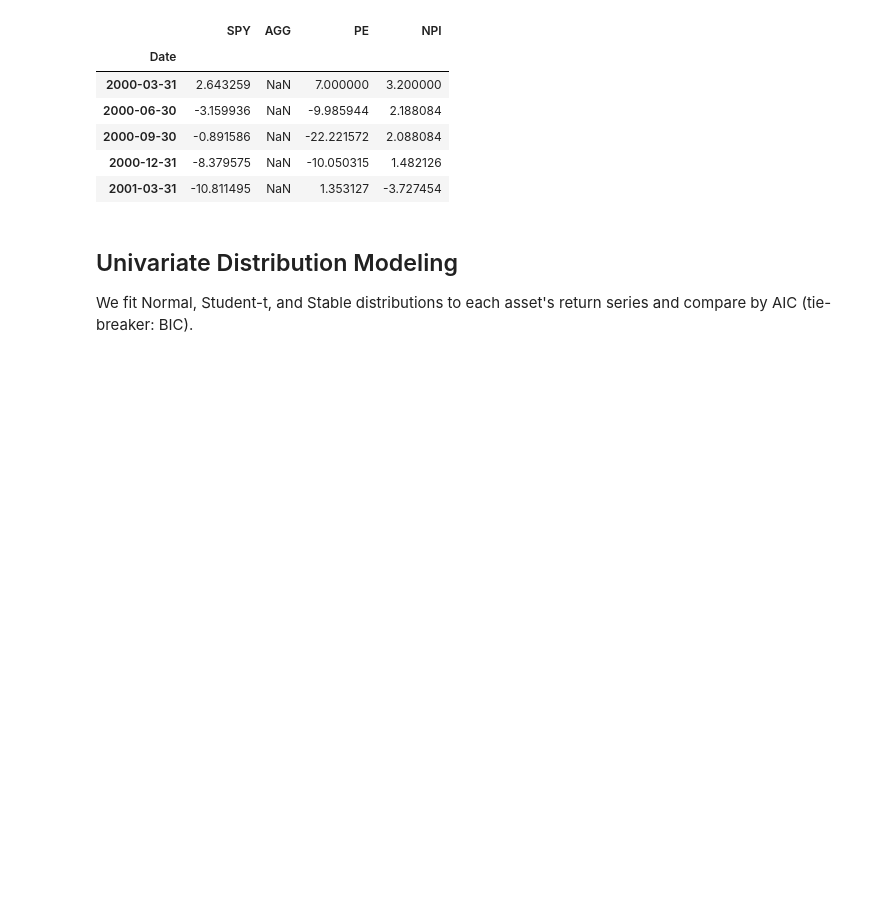
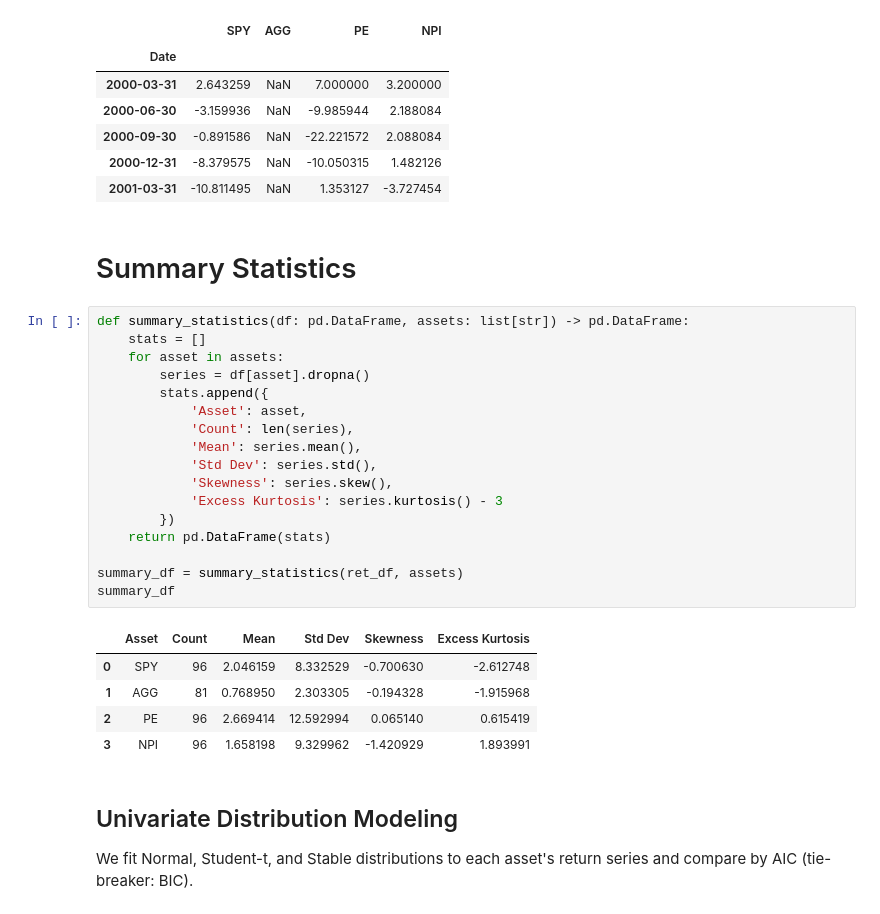
Before and after one commit to davidtey/fe5211_project, a Jupyter notebook: code/univariate_distribution.ipynb, the cells around one changed output. Drawn from its saved outputs; the diff is of its cells as text; blank space fills up the shorter version.

```diff
--- a/code/univariate_distribution.ipynb
+++ b/code/univariate_distribution.ipynb
@@ -56,6 +56,31 @@ Assets: ['SPY', 'AGG', 'PE', 'NPI']
 | 2000-09-30 | -0.891586 | NaN | -22.221572 | 2.088084 |
 | 2000-12-31 | -8.379575 | NaN | -10.050315 | 1.482126 |
 | 2001-03-31 | -10.811495 | NaN | 1.353127 | -3.727454 |
+# %% [markdown]
+# Summary Statistics
+# %%
+def summary_statistics(df: pd.DataFrame, assets: list[str]) -> pd.DataFrame:
+    stats = []
+    for asset in assets:
+        series = df[asset].dropna()
+        stats.append({
+            'Asset': asset,
+            'Count': len(series),
+            'Mean': series.mean(),
+            'Std Dev': series.std(),
+            'Skewness': series.skew(),
+            'Excess Kurtosis': series.kurtosis() - 3
+        })
+    return pd.DataFrame(stats)
+
+summary_df = summary_statistics(ret_df, assets)
+summary_df
+# %% [output]
+|  | Asset | Count | Mean | Std Dev | Skewness | Excess Kurtosis |
+| 0 | SPY | 96 | 2.046159 | 8.332529 | -0.700630 | -2.612748 |
+| 1 | AGG | 81 | 0.768950 | 2.303305 | -0.194328 | -1.915968 |
+| 2 | PE | 96 | 2.669414 | 12.592994 | 0.065140 | 0.615419 |
+| 3 | NPI | 96 | 1.658198 | 9.329962 | -1.420929 | 1.893991 |
 # %% [markdown]
 ## Univariate Distribution Modeling
 We fit Normal, Student-t, and Stable distributions to each asset's return series and compare by AIC (tie-breaker: BIC).
```
Also changed, not shown: parts of 1 cell of this notebook, 1 other file.
